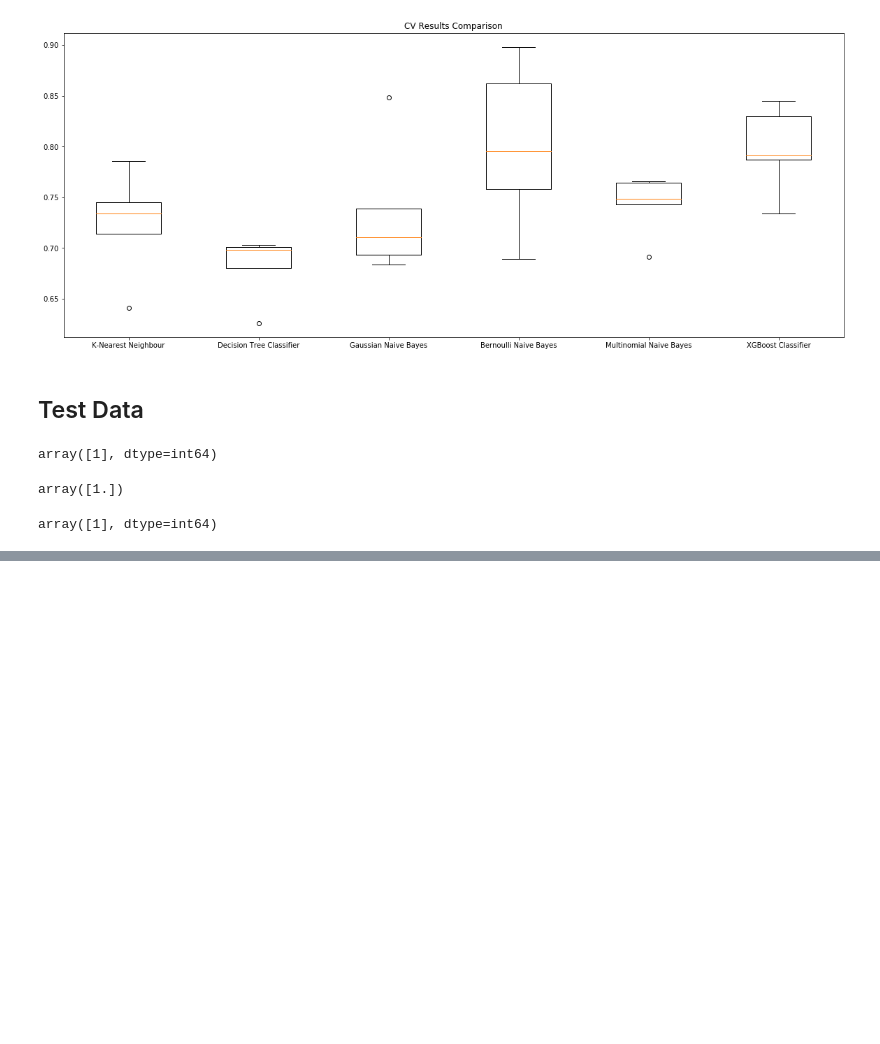
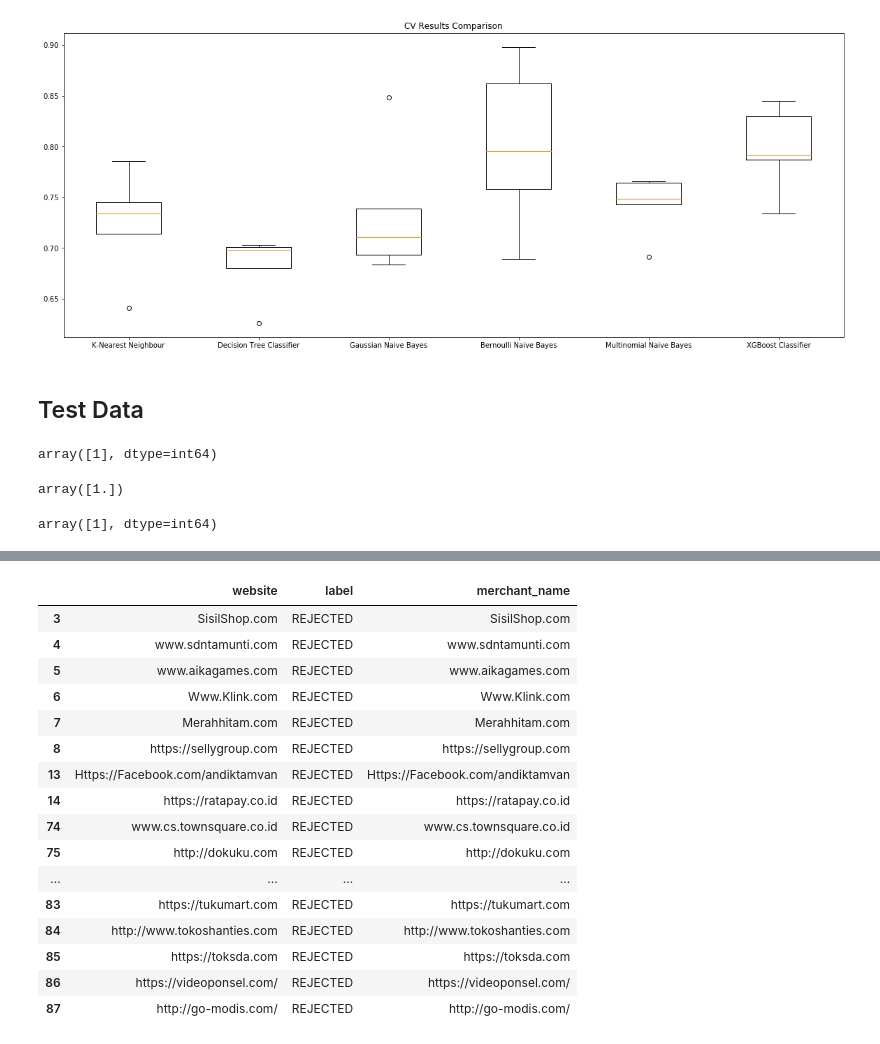
Before and after one commit to bahyhelmihp/web-crawler, a Jupyter notebook: api/datasets/Corat Coret.ipynb, the cells around one changed output, grey strips where cells are left out. Saved outputs shown, nothing was run; the diff lists cells and outputs as text; code cells hidden in the pictures; blank space fills up the shorter version.

```diff
--- a/api/datasets/Corat Coret.ipynb
+++ b/api/datasets/Corat Coret.ipynb
@@ -304,0 +307,3 @@ array([1], dtype=int64)
+# %%
+df = pd.read_csv("test_data.csv")
+df
@@ -304,0 +324,21 @@ array([1], dtype=int64)
+# %%
+df['merchant_name'] = df['website']
+df[df['label'] == "REJECTED"]
+# %% [output]
+|  | website | label | merchant_name |
+| 3 | SisilShop.com | REJECTED | SisilShop.com |
+| 4 | www.sdntamunti.com | REJECTED | www.sdntamunti.com |
+| 5 | www.aikagames.com | REJECTED | www.aikagames.com |
+| 6 | Www.Klink.com | REJECTED | Www.Klink.com |
+| 7 | Merahhitam.com | REJECTED | Merahhitam.com |
+| 8 | https://sellygroup.com | REJECTED | https://sellygroup.com |
+| 13 | Https://Facebook.com/andiktamvan | REJECTED | Https://Facebook.com/andiktamvan |
+| 14 | https://ratapay.co.id | REJECTED | https://ratapay.co.id |
+| 74 | www.cs.townsquare.co.id | REJECTED | www.cs.townsquare.co.id |
+| 75 | http://dokuku.com | REJECTED | http://dokuku.com |
+| ... | ... | ... | ... |
+| 83 | https://tukumart.com | REJECTED | https://tukumart.com |
+| 84 | http://www.tokoshanties.com | REJECTED | http://www.tokoshanties.com |
+| 85 | https://toksda.com | REJECTED | https://toksda.com |
+| 86 | https://videoponsel.com/ | REJECTED | https://videoponsel.com/ |
+| 87 | http://go-modis.com/ | REJECTED | http://go-modis.com/ |
```
Also changed, not shown: parts of 7 cells of this notebook, 6 other files.
